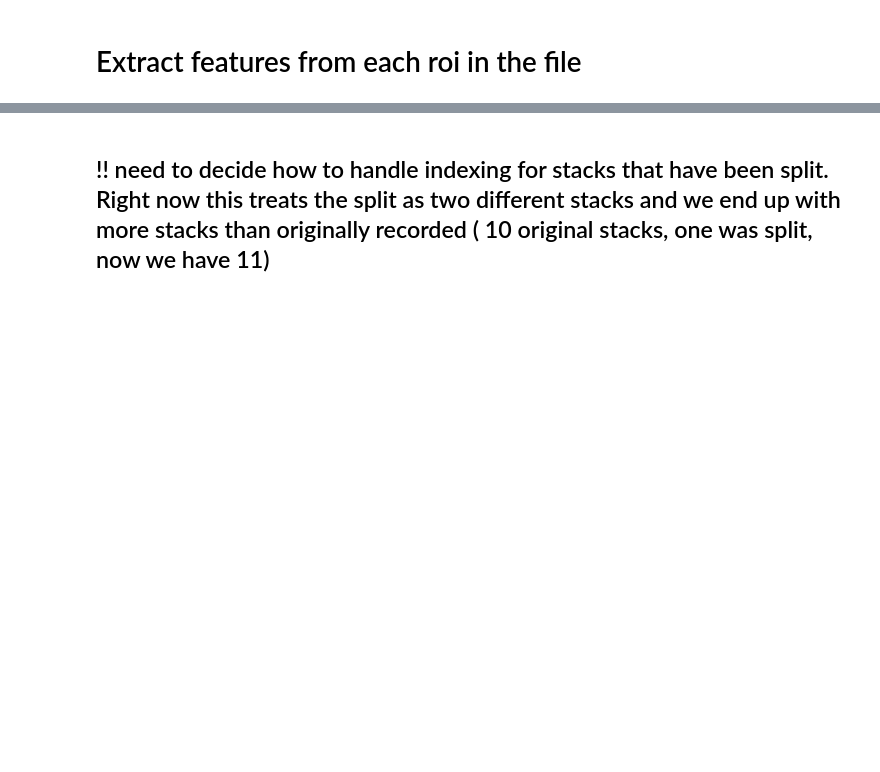
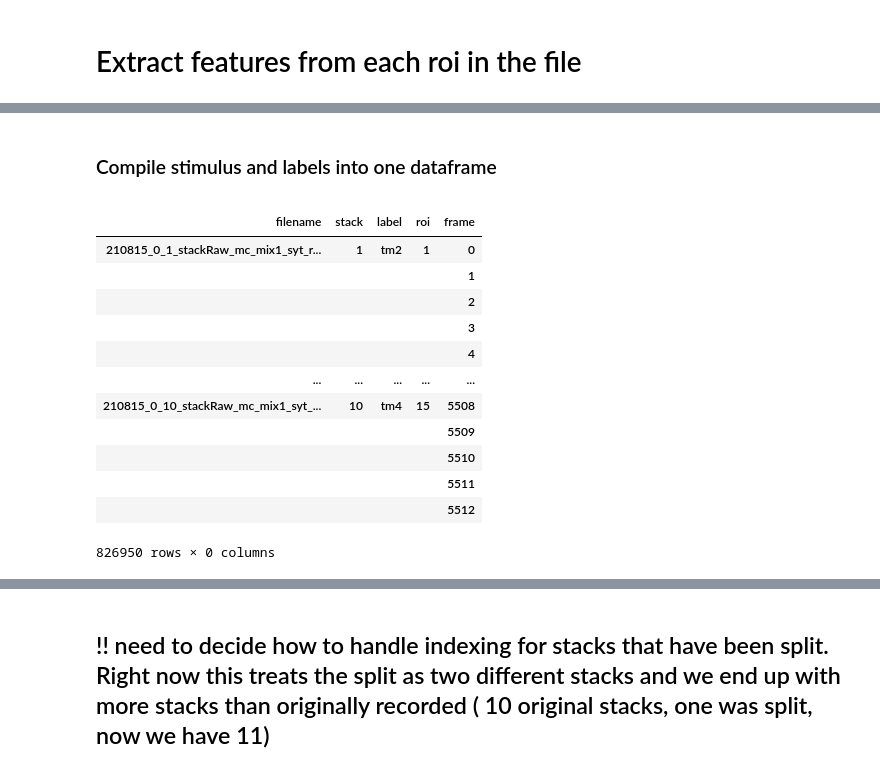
Before and after one commit to laurenneal/capstone-visual-neuroscience, a Jupyter notebook: get_results_and_features_stack_by_stack.ipynb, the cells around one changed output, grey strips where cells are left out. Saved outputs shown, nothing was run; the diff lists cells and outputs as text; code cells hidden in the pictures; blank space fills up the shorter version.

```diff
--- a/get_results_and_features_stack_by_stack.ipynb
+++ b/get_results_and_features_stack_by_stack.ipynb
@@ -240,0 +301,51 @@ Extracting raw features for 15 rois across 11 stacks
+# %% [markdown]
+### Compile stimulus and labels into one dataframe
+# %%
+# compile into df
+
+# save number of frames
+num_frames = results_file[keys[0]][0,1][0].shape[0]
+
+# get number of stacks
+num_stacks = results_file[keys[0]].shape[1]
+
+# get number of rois
+num_rois = results_file[keys[0]][0,0].shape[0]
+# -------------------------------------
+
+
+# first create a table with stack, index, label, roi_number, and frame number to hold all the data
+# create a df with a row for every frame
+raw_data = pd.DataFrame({'frame': np.array(range(0,num_frames))})
+
+# we will use the label_csv file to label all our data
+# ASSUMPTION the labels are only given for the first stack, I'm assuming this is consistent for all the stacks in this group
+# if the above is correct we will just multiply by 10.
+# THIS WILL NEED TO CHANGE WHEN WE HAVE MULTIPLE VIDEOS !!!!!!!
+full_labels = label_csv.drop(columns=['stack','index'])
+spatials = spatial_files_df.drop(columns='filepath')
+full_labels = spatials.merge(full_labels, how='cross')
+
+
+# use a cross merge to get the cross product for this table and the full_labels
+# this will give us a row for every frame for every roi in every stack
+raw_data = full_labels.merge(raw_data, how='cross').rename(columns={'stack_number':'stack','roi_number':'roi'})
+raw_data = raw_data.set_index(['filename','stack','label','roi','frame'])
+raw_data
+
+# note that frames start at 0 and roi's start at 1
+# %% [output]
+|  |  |  |  |  |
+| filename | stack | label | roi | frame |
+| 210815_0_1_stackRaw_mc_mix1_syt_r... | 1 | tm2 | 1 | 0 |
+|  |  |  |  | 1 |
+|  |  |  |  | 2 |
+|  |  |  |  | 3 |
+|  |  |  |  | 4 |
+| ... | ... | ... | ... | ... |
+| 210815_0_10_stackRaw_mc_mix1_syt_... | 10 | tm4 | 15 | 5508 |
+|  |  |  |  | 5509 |
+|  |  |  |  | 5510 |
+|  |  |  |  | 5511 |
+|  |  |  |  | 5512 |
+826950 rows × 0 columns
```
Also changed, not shown: parts of 23 cells of this notebook.
